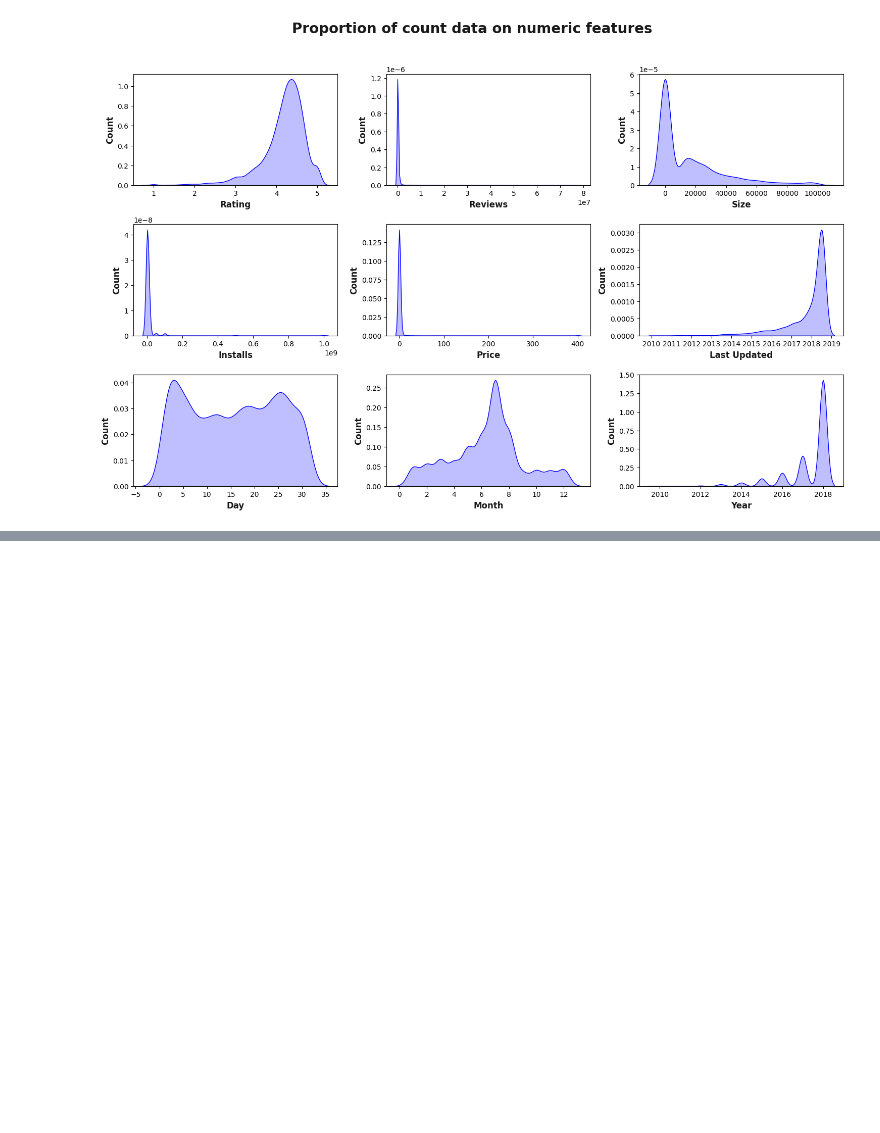
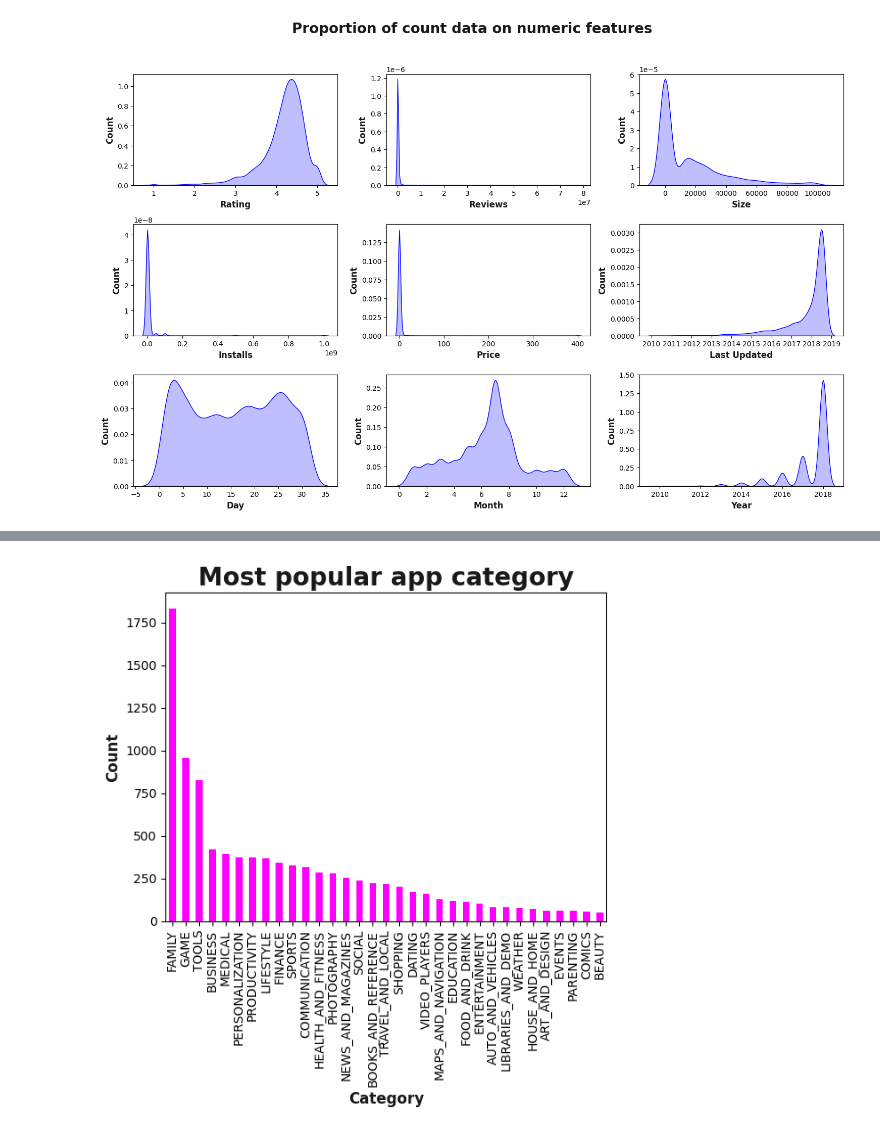
Before and after one commit to Imtiazjumman/Data_analytics, a Jupyter notebook: Exploratory Data/Data_cleaning_Google_playstore.ipynb, the cells around one changed output, grey strips where cells are left out. Cells and saved outputs as stored; diff of their text form; code cells hidden in the pictures; blank space fills up the shorter version.

```diff
--- a/Exploratory Data/Data_cleaning_Google_playstore.ipynb
+++ b/Exploratory Data/Data_cleaning_Google_playstore.ipynb
@@ -478,0 +479,10 @@ plt.show()
+# %%
+## which is the most popular app category
+df_copy['Category'].value_counts().plot(kind='bar',color='magenta')
+plt.title('Most popular app category', fontsize=20,fontweight='semibold',alpha=0.9)
+plt.xlabel('Category', fontsize=12,fontweight='semibold',alpha=0.9)
+plt.ylabel('Count', fontsize=12,fontweight='semibold',alpha=0.9)
+plt.xticks(rotation=90)
+plt.show()
+# %% [output]
+[figure, added]
```
Also changed, not shown: parts of 8 cells of this notebook.
